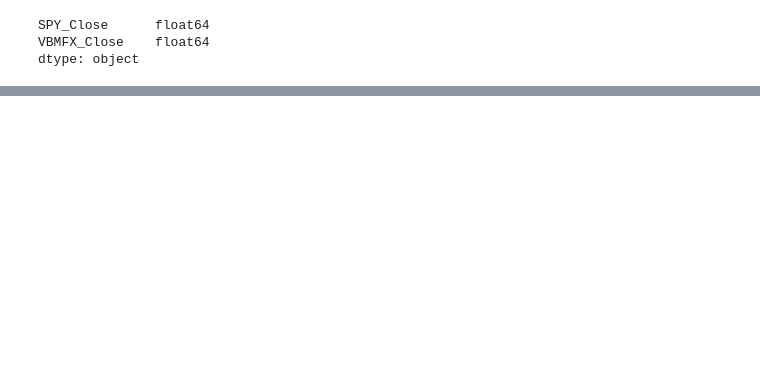
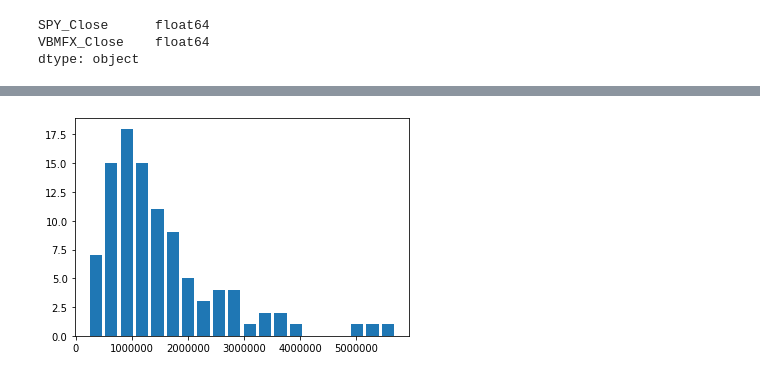
Before and after one commit to hmars333/Project-2-Group-4, a Jupyter notebook: MarketScrape.ipynb, the cells around one changed output, grey strips where cells are left out. Saved outputs shown, nothing was run; the diff lists cells and outputs as text; code cells hidden in the pictures; blank space fills up the shorter version.

```diff
--- a/MarketScrape.ipynb
+++ b/MarketScrape.ipynb
@@ -152,0 +323,8 @@ data_12M_Return
+# %%
+#Sim index values based on 30-1 years to account for Zero Index
+ending_values = sim.loc[29]
+
+plt.hist(ending_values, bins=20, rwidth=0.8)
+plt.show()
+# %% [output]
+[figure, added]
```
Also changed, not shown: parts of 27 cells of this notebook.
